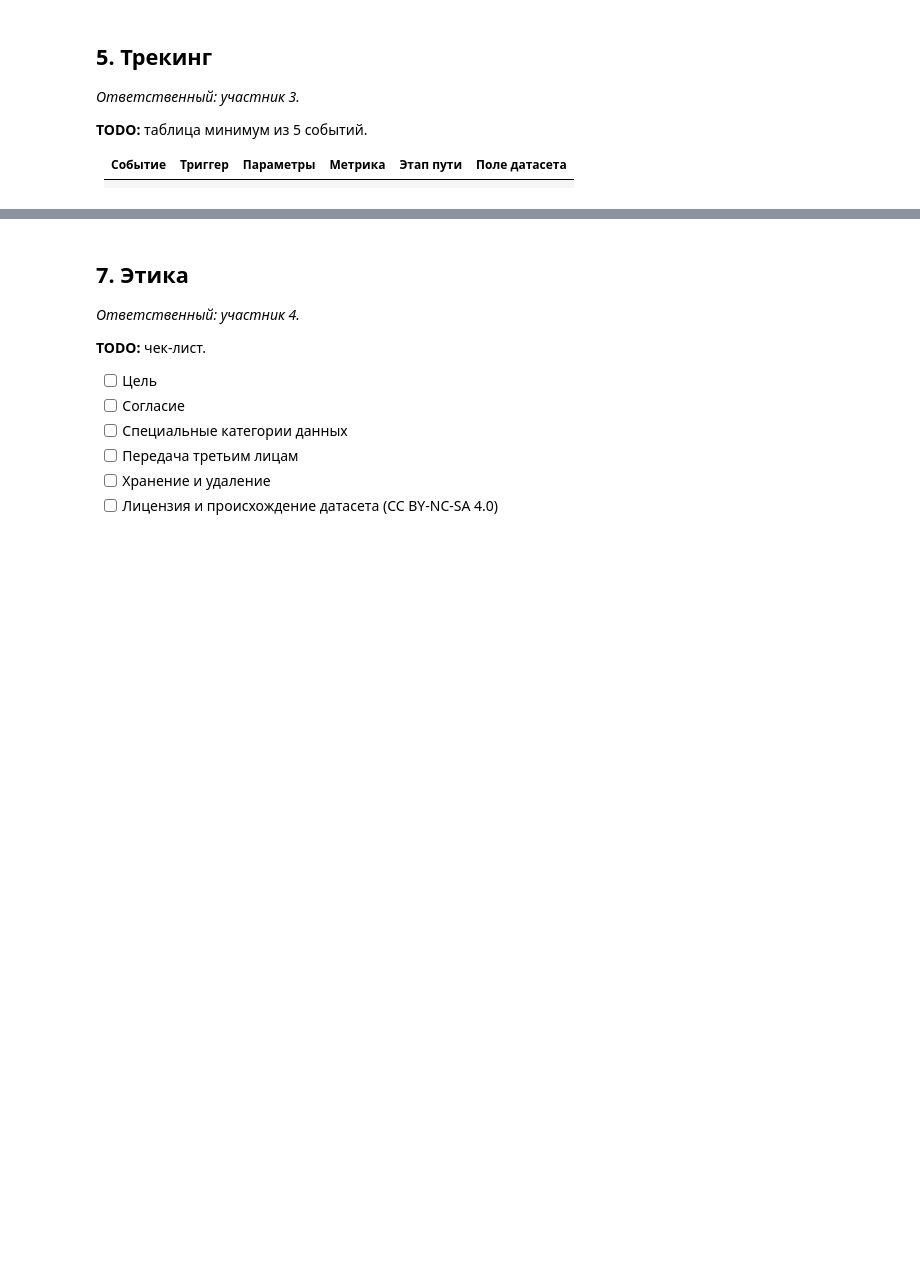
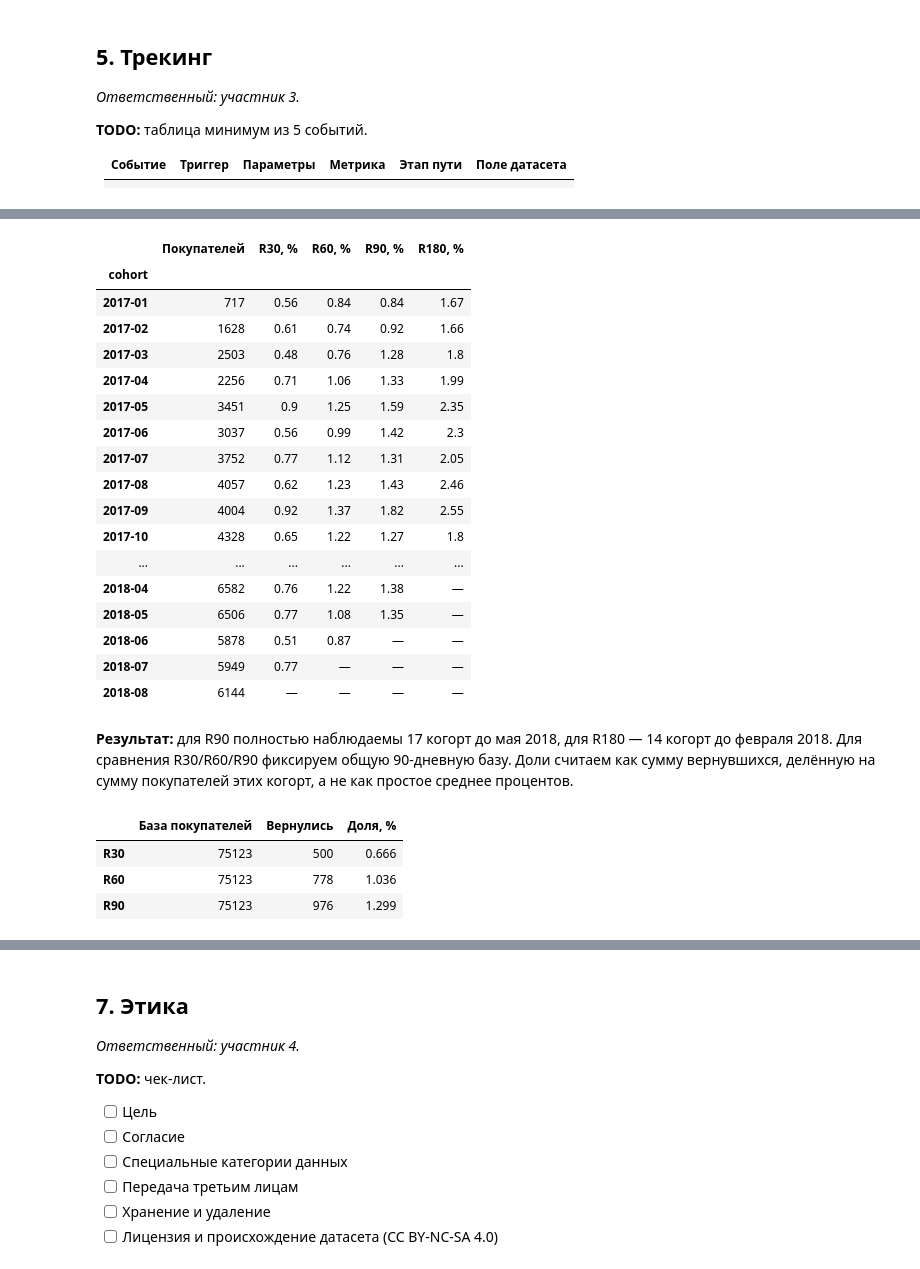
Before and after one commit to iverid/ProdAnal, a Jupyter notebook: project.ipynb, the cells around one changed output, grey strips where cells are left out. Drawn from its saved outputs; the diff is of its cells as text; code cells hidden in the pictures; blank space fills up the shorter version.

```diff
--- a/project.ipynb
+++ b/project.ipynb
@@ -170,0 +606,13 @@ Olist использует комбинированную схему получ
+# %%
+buyer_activity = purchase_history.merge(
+    buyer_cohorts, left_on='customer_unique_id', right_index=True, how='inner', validate='many_to_one',
+)
+buyer_activity['age_days'] = (buyer_activity.purchase_date - buyer_activity.first_purchase_date).dt.days
+buyer_activity['activity_month'] = buyer_activity.purchase_date.dt.to_period('M')
+buyer_activity['month_age'] = (
+    buyer_activity.activity_month.astype('int64') - buyer_activity.cohort.astype('int64')
+)
+repeats = buyer_activity.loc[buyer_activity.age_days.gt(0)].copy()
+assert buyer_cohorts.index.is_unique
+assert buyer_activity.age_days.ge(0).all()
+assert repeats.age_days.gt(0).all()
@@ -170,0 +674,55 @@ Olist использует комбинированную схему получ
+# %%
+first_repeat_age = repeats.groupby('customer_unique_id').age_days.min()
+buyer_cohorts['first_repeat_age'] = first_repeat_age
+HORIZONS = (30, 60, 90, 180)
+horizon_counts = pd.DataFrame(index=cohort_index)
+horizon_observed = pd.DataFrame(index=cohort_index)
+for horizon in HORIZONS:
+    mature = cohort_index.to_timestamp(how='end').normalize() + pd.Timedelta(days=horizon) <= LAST_OBSERVED_DAY
+    returned = buyer_cohorts.loc[buyer_cohorts.first_repeat_age.between(1, horizon)].groupby('cohort').size()
+    horizon_counts[horizon] = returned.reindex(cohort_index, fill_value=0).where(mature & cohort_sizes.gt(0))
+    horizon_observed[horizon] = mature & cohort_sizes.gt(0)
+horizon_retention = horizon_counts.div(cohort_sizes.replace(0, np.nan), axis=0)
+horizon_table = pd.DataFrame({'Покупателей': cohort_sizes})
+for horizon in HORIZONS:
+    horizon_table[f'R{horizon}, %'] = horizon_retention[horizon].mul(100).round(2)
+display(horizon_table.astype(object).fillna('—'))
+assert horizon_retention.stack().dropna().between(0, 1).all()
+assert horizon_counts.where(~horizon_observed).isna().all().all()
+# %% [output]
+|  | Покупателей | R30, % | R60, % | R90, % | R180, % |
+| cohort |  |  |  |  |  |
+| 2017-01 | 717 | 0.56 | 0.84 | 0.84 | 1.67 |
+| 2017-02 | 1628 | 0.61 | 0.74 | 0.92 | 1.66 |
+| 2017-03 | 2503 | 0.48 | 0.76 | 1.28 | 1.8 |
+| 2017-04 | 2256 | 0.71 | 1.06 | 1.33 | 1.99 |
+| 2017-05 | 3451 | 0.9 | 1.25 | 1.59 | 2.35 |
+| 2017-06 | 3037 | 0.56 | 0.99 | 1.42 | 2.3 |
+| 2017-07 | 3752 | 0.77 | 1.12 | 1.31 | 2.05 |
+| 2017-08 | 4057 | 0.62 | 1.23 | 1.43 | 2.46 |
+| 2017-09 | 4004 | 0.92 | 1.37 | 1.82 | 2.55 |
+| 2017-10 | 4328 | 0.65 | 1.22 | 1.27 | 1.8 |
+| ... | ... | ... | ... | ... | ... |
+| 2018-04 | 6582 | 0.76 | 1.22 | 1.38 | — |
+| 2018-05 | 6506 | 0.77 | 1.08 | 1.35 | — |
+| 2018-06 | 5878 | 0.51 | 0.87 | — | — |
+| 2018-07 | 5949 | 0.77 | — | — | — |
+| 2018-08 | 6144 | — | — | — | — |
+# %% [markdown]
+**Результат:** для R90 полностью наблюдаемы 17 когорт до мая 2018, для R180 — 14 когорт до февраля 2018. Для сравнения R30/R60/R90 фиксируем общую 90-дневную базу. Доли считаем как сумму вернувшихся, делённую на сумму покупателей этих когорт, а не как простое среднее процентов.
+# %%
+common_mature = horizon_observed[90]
+common_base = int(cohort_sizes.loc[common_mature].sum())
+common_horizon_summary = pd.DataFrame({
+    'buyers': common_base,
+    'returned': horizon_counts.loc[common_mature, [30, 60, 90]].sum().astype(int),
+})
+common_horizon_summary.index = ['R30', 'R60', 'R90']
+common_horizon_summary['retention_pct'] = common_horizon_summary.returned / common_base * 100
+display(common_horizon_summary.rename(columns={
+    'buyers': 'База покупателей', 'returned': 'Вернулись', 'retention_pct': 'Доля, %'}).round(3))
+# %% [output]
+|  | База покупателей | Вернулись | Доля, % |
+| R30 | 75123 | 500 | 0.666 |
+| R60 | 75123 | 778 | 1.036 |
+| R90 | 75123 | 976 | 1.299 |
```
Also changed, not shown: parts of 46 cells of this notebook, 1 other file.
